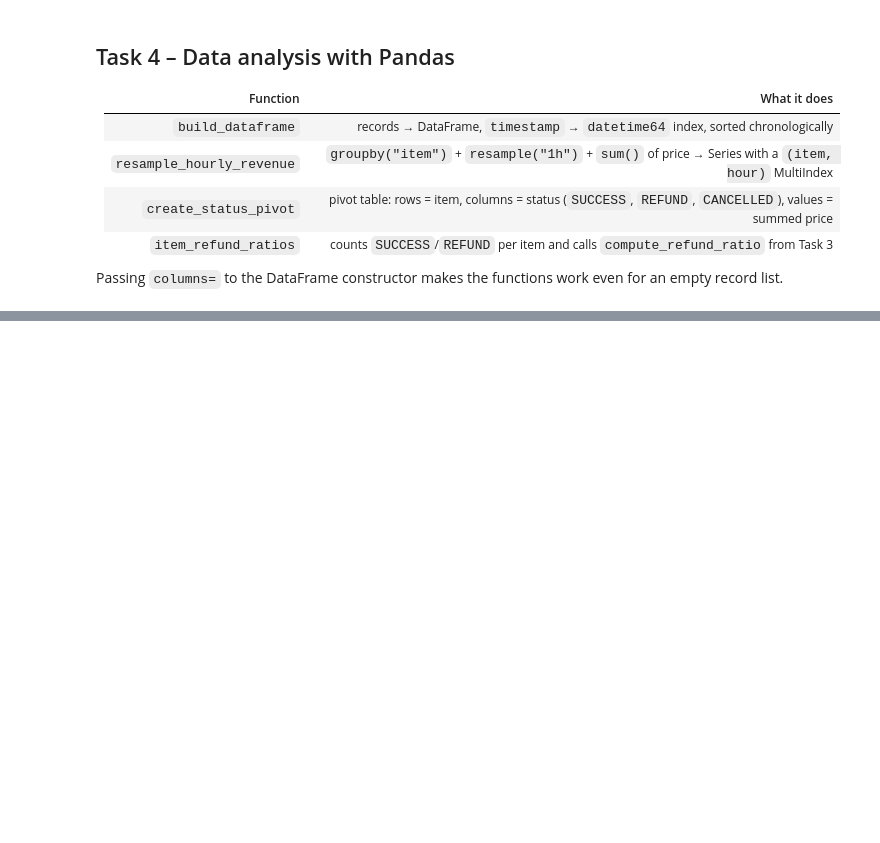
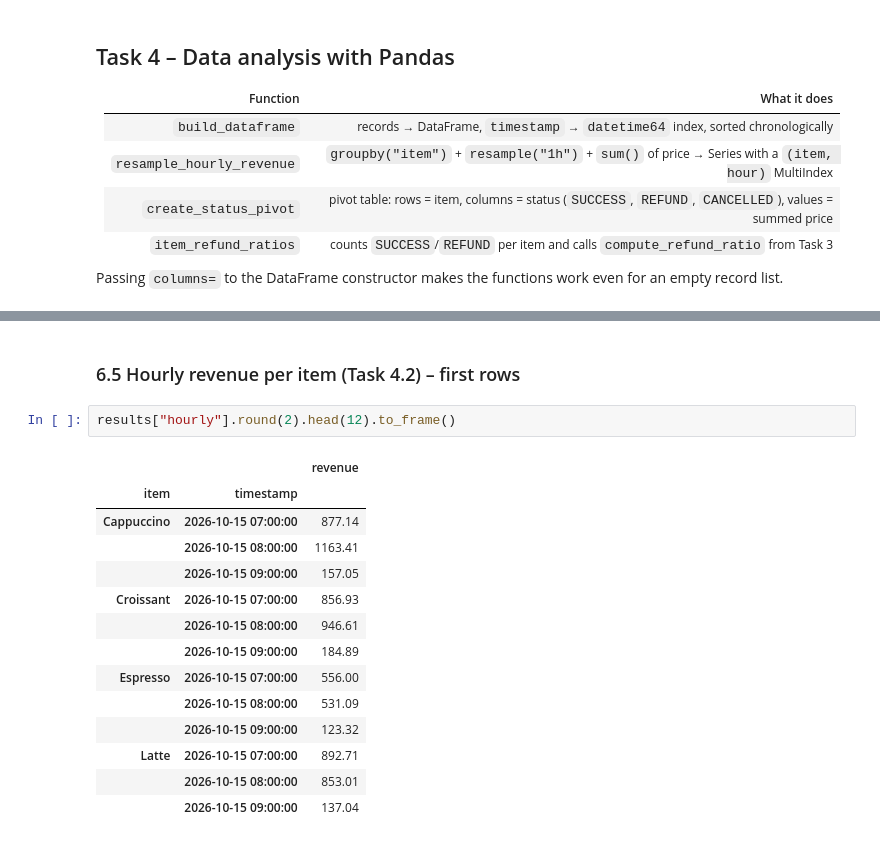
Before and after one commit to saltonese/Del_2-G6_5, a Jupyter notebook: Notebooks/Del_2.ipynb, the cells around one changed output, grey strips where cells are left out. Cells and saved outputs as stored; diff of their text form; blank space fills up the shorter version.

```diff
--- a/Notebooks/Del_2.ipynb
+++ b/Notebooks/Del_2.ipynb
@@ -352,0 +524,19 @@ demo_pivot
+# %% [markdown]
+### 6.5 Hourly revenue per item (Task 4.2) – first rows
+# %%
+results["hourly"].round(2).head(12).to_frame()
+# %% [output]
+|  |  | revenue |
+| item | timestamp |  |
+| Cappuccino | 2026-10-15 07:00:00 | 877.14 |
+|  | 2026-10-15 08:00:00 | 1163.41 |
+|  | 2026-10-15 09:00:00 | 157.05 |
+| Croissant | 2026-10-15 07:00:00 | 856.93 |
+|  | 2026-10-15 08:00:00 | 946.61 |
+|  | 2026-10-15 09:00:00 | 184.89 |
+| Espresso | 2026-10-15 07:00:00 | 556.00 |
+|  | 2026-10-15 08:00:00 | 531.09 |
+|  | 2026-10-15 09:00:00 | 123.32 |
+| Latte | 2026-10-15 07:00:00 | 892.71 |
+|  | 2026-10-15 08:00:00 | 853.01 |
+|  | 2026-10-15 09:00:00 | 137.04 |
```
Also changed, not shown: parts of 18 cells of this notebook, 12 other files.
